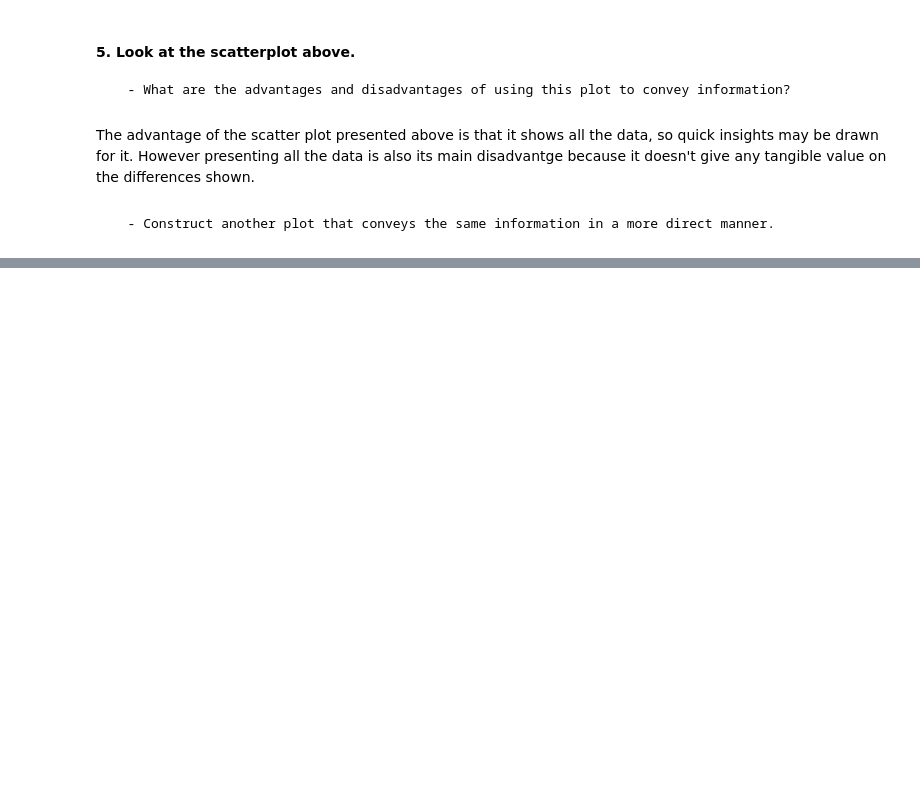
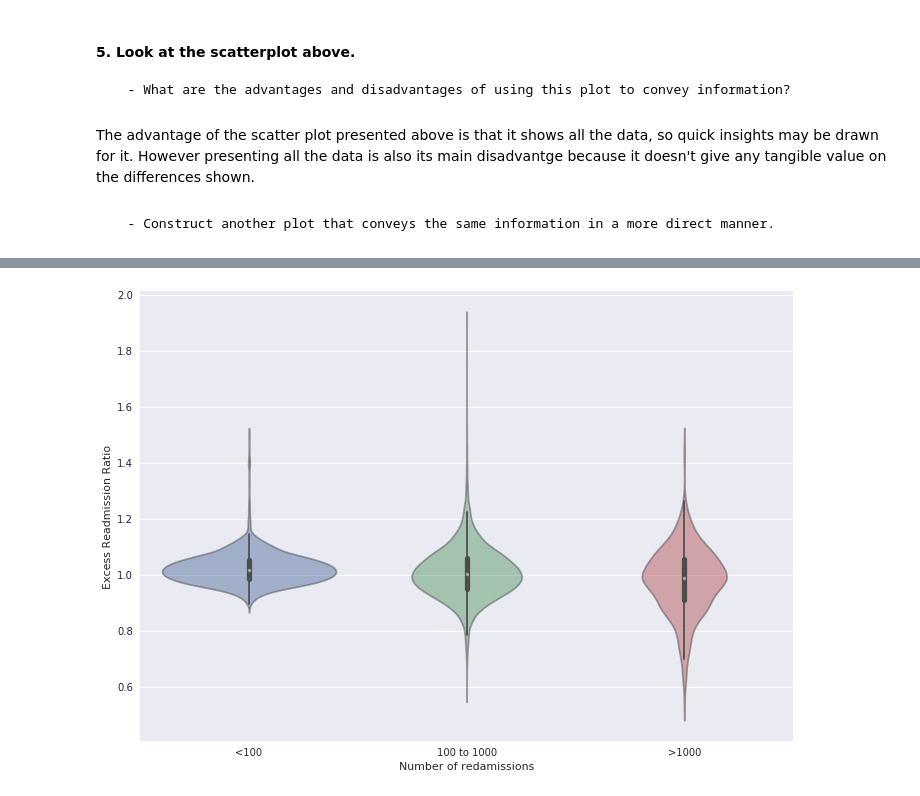
Before and after one commit to pdagger/Springboard_Data_Science, a Jupyter notebook: Inferential_statistics/hospital_readmit/sliderule_dsi_inferential_statistics_exercise_3.ipynb, the cells around one changed output, grey strips where cells are left out. Saved outputs shown, nothing was run; the diff lists cells and outputs as text; code cells hidden in the pictures; blank space fills up the shorter version.

```diff
--- a/Inferential_statistics/hospital_readmit/sliderule_dsi_inferential_statistics_exercise_3.ipynb
+++ b/Inferential_statistics/hospital_readmit/sliderule_dsi_inferential_statistics_exercise_3.ipynb
@@ -309,0 +254,15 @@ Name: Number of Discharges, dtype: int64
+# %%
+#Create new column in dataset containing the hospital size
+#as defined in the analysis the size is related to the number of discharges
+size = []
+for i in range(len(data)):
+    if data[discharges].iloc[i] < 100:
+        size.append('<100')
+    elif data[discharges].iloc[i] > 1000:
+        size.append('>1000')
+    else:
+        size.append('100 to 1000')
+#New column in data set
+data['size'] = size
+#Set as categorical for plotting
+data['size'] = data['size'].astype('category')
@@ -309,0 +279,12 @@ Name: Number of Discharges, dtype: int64
+# %%
+import seaborn as sns
+sns.set(rc={'figure.figsize':(11.7,8.27)})
+# %%
+ax1 = sns.violinplot(x='size', y=excess_readmissions, data=data, order=['<100', '100 to 1000', '>1000'] )
+_ = plt.setp(ax1.collections, alpha=.5)
+#ax2 = sns.swarmplot(x='size', y=excess_readmissions, data=data, order=['<100', '100 to 1000', '>1000'])
+#_ = plt.setp(ax2.collections, alpha=.3)
+plt.xlabel('Number of redamissions')
+plt.show()
+# %% [output]
+[figure, added]
```
Also changed, not shown: parts of 6 cells of this notebook.
